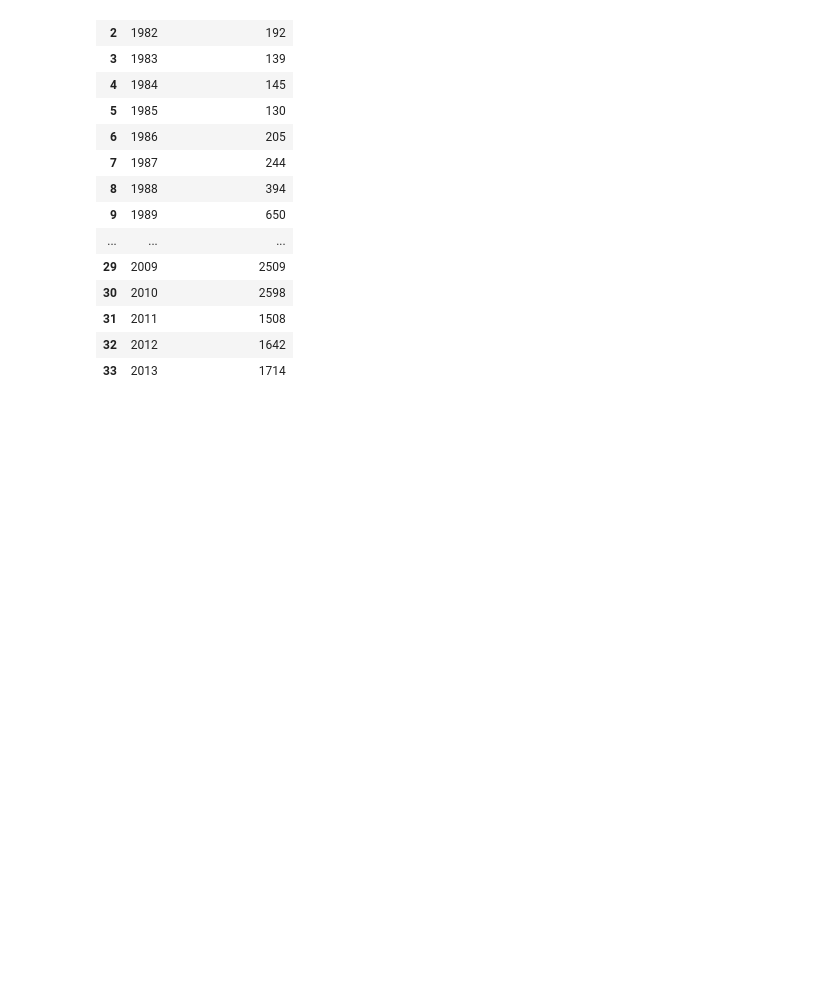
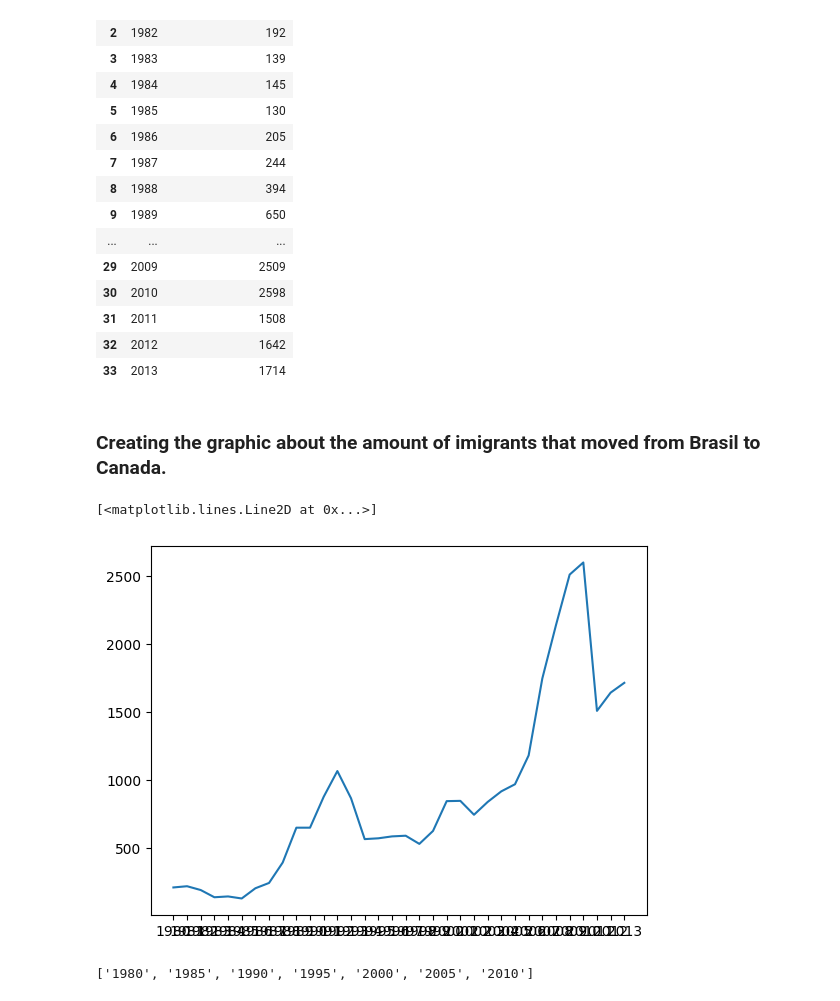
Before and after one commit to feliperrgama/brazil_to_canada_imigration_analisys, a Jupyter notebook: notebook/01_main_notebook.ipynb, the cells around one changed output. Saved outputs shown, nothing was run; the diff lists cells and outputs as text; code cells hidden in the pictures; blank space fills up the shorter version.

Commit message:
Creating the graphic about the amount of imigrants that moved from Brasil to Canada with the matplotlib.pyplot library

```diff
--- a/notebook/01_main_notebook.ipynb
+++ b/notebook/01_main_notebook.ipynb
@@ -159,3 +159,5 @@ brazil_data_dataframe
 | 31 | 2011 | 1508 |
 | 32 | 2012 | 1642 |
 | 33 | 2013 | 1714 |
+# %% [markdown]
+### Creating the graphic about the amount of imigrants that moved from Brasil to Canada.
@@ -161,0 +167,17 @@ brazil_data_dataframe
+# %%
+plt.plot(brazil_data_dataframe['ano'], brazil_data_dataframe['amount_of_imigrates'])
+# %% [output]
+[<matplotlib.lines.Line2D at 0x...>]
+[figure, added]
+# %%
+# Let's plot a graph showing the number of immigrants who went to Canada every 5 years. Then:
+five_to_five_years = []
+i = 0
+while i < len(my_years):
+    five_to_five_years.append(my_years[i])
+    i += 5
+
+# debugging
+print(five_to_five_years)
+# %% [output]
+['1980', '1985', '1990', '1995', '2000', '2005', '2010']
```
Also changed, not shown: parts of 2 cells of this notebook, 1 other file.
